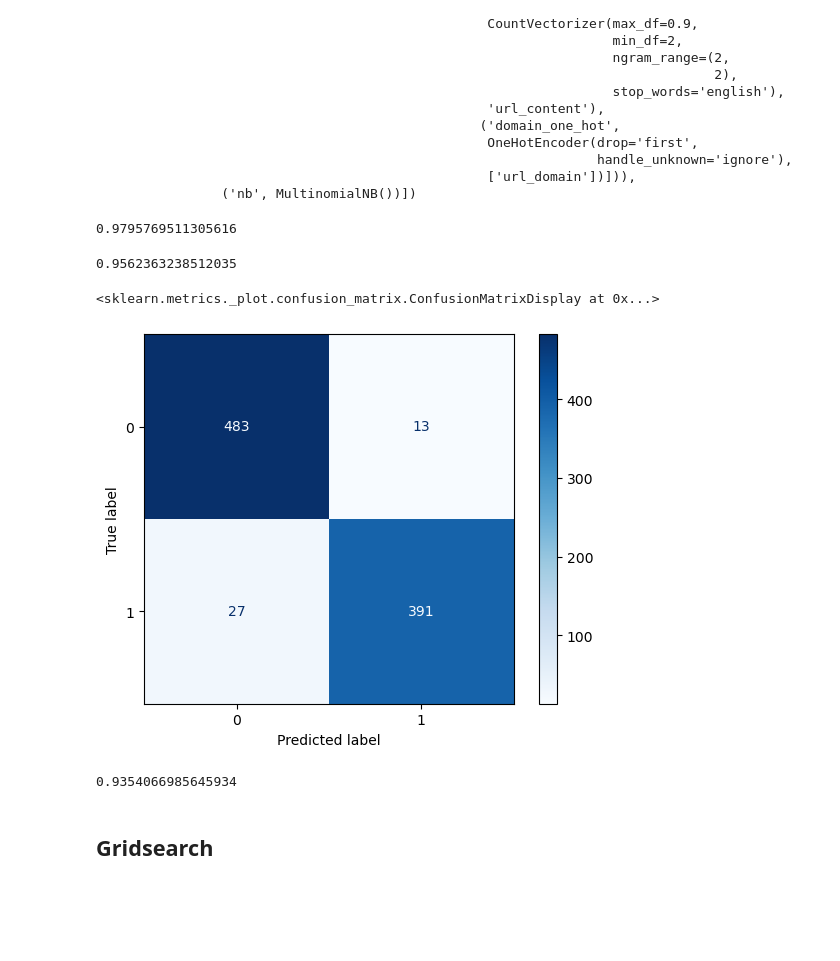
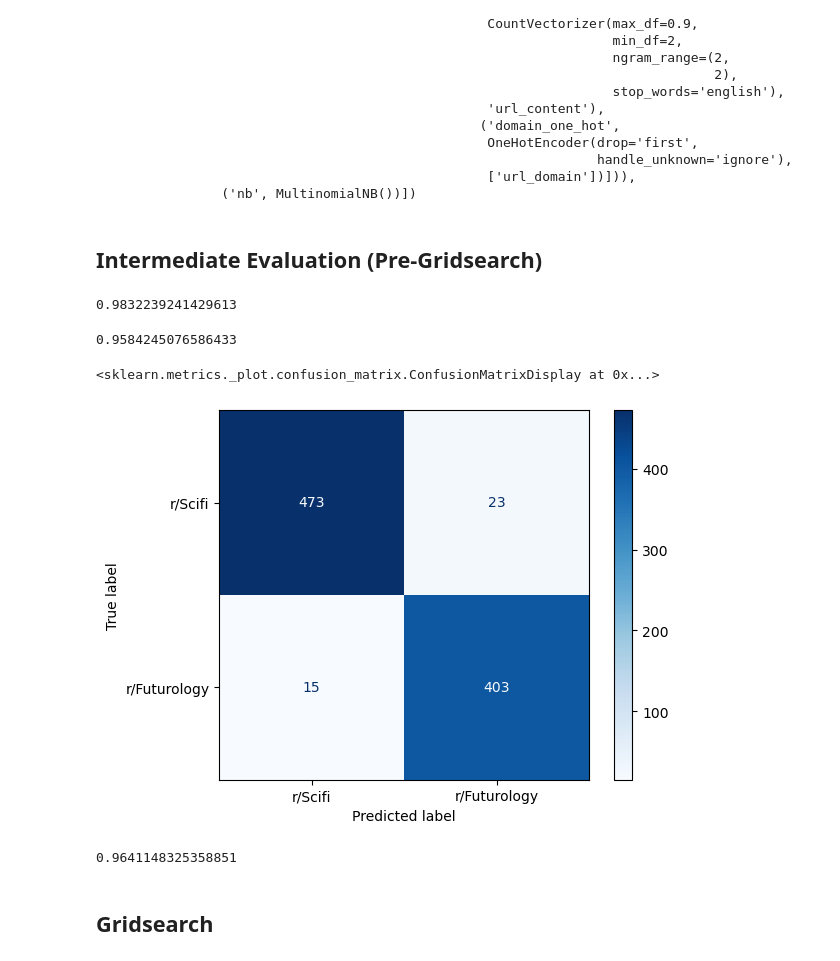
Before and after one commit to mikeminik/subreddit_identification_with_NLP, a Jupyter notebook: code/04_Model Tuning and Eval.ipynb, the cells around one changed output. Saved outputs shown, nothing was run; the diff lists cells and outputs as text; code cells hidden in the pictures; blank space fills up the shorter version.

```diff
--- a/code/04_Model Tuning and Eval.ipynb
+++ b/code/04_Model Tuning and Eval.ipynb
@@ -72,4 +80,4 @@ dtype: int64
 # %%
-X = reddit_data_df.loc[: , ['title', 'title_avg_word_length', 'url_content', 'url_domain']]
+X = reddit_data_df.loc[: , ['title', 'url_content', 'url_domain']]
 X.shape
 # %% [output]
@@ -165,10 +228,16 @@ Pipeline(steps=[('cvecs',
+# %% [markdown]
+## Intermediate Evaluation (Pre-Gridsearch)
 # %%
 pipe_nb.score(X_train, y_train)
+#pipe_rf.score(X_train, y_train)
+#pipe_svc.score(X_train, y_train)
 # %% [output]
-0.9795769511305616
+0.9832239241429613
 # %%
 pipe_nb.score(X_test, y_test)
+#pipe_svc.score(X_test, y_test)
+#pipe_svc.score(X_test, y_test)
 # %% [output]
-0.9562363238512035
+0.9584245076586433
 # %%
 y_preds = pipe_nb.predict(X_test)
@@ -175,12 +246,15 @@ y_preds = pipe_nb.predict(X_test)
 # %%
-ConfusionMatrixDisplay.from_estimator(pipe_nb, X_test, y_test, cmap = 'Blues')
+
+ConfusionMatrixDisplay.from_estimator(pipe_nb, X_test, y_test, cmap = 'Blues', display_labels=['r/Scifi', 'r/Futurology'])
+#ConfusionMatrixDisplay.from_estimator(pipe_rf, X_test, y_test, cmap = 'Blues')
+#ConfusionMatrixDisplay.from_estimator(pipe_svc, X_test, y_test, cmap = 'Blues', display_labels=['r/Scifi', 'r/Futurology'])
 # %% [output]
 <sklearn.metrics._plot.confusion_matrix.ConfusionMatrixDisplay at 0x...>
-[figure, old version]
+[figure, new version]
 # %%
 recall_score(y_test, y_preds)
 # %% [output]
-0.9354066985645934
+0.9641148325358851
 # %% [markdown]
 ## Gridsearch
 # %%
```
Also changed, not shown: parts of 34 cells of this notebook, 10 other files.
